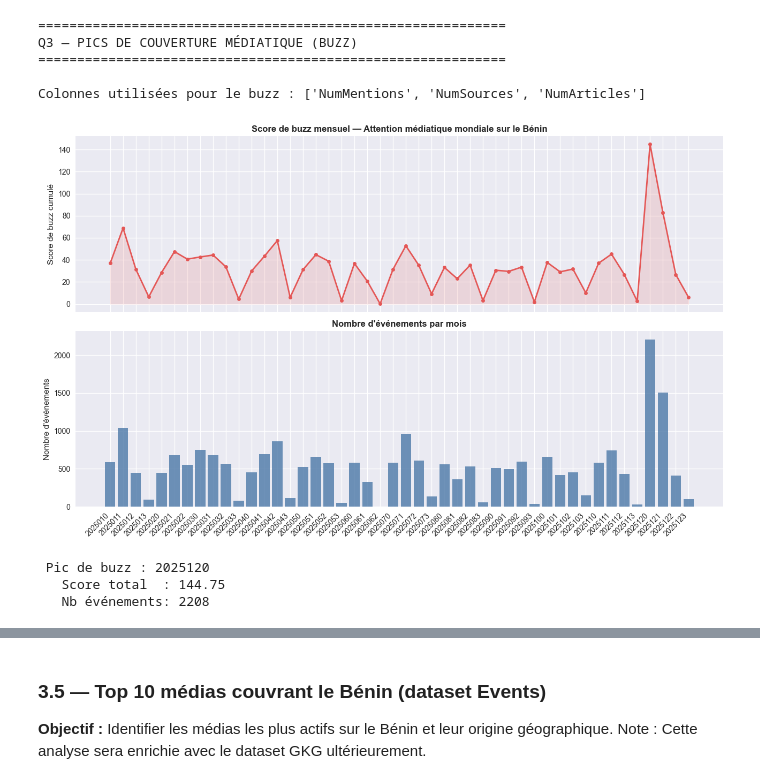
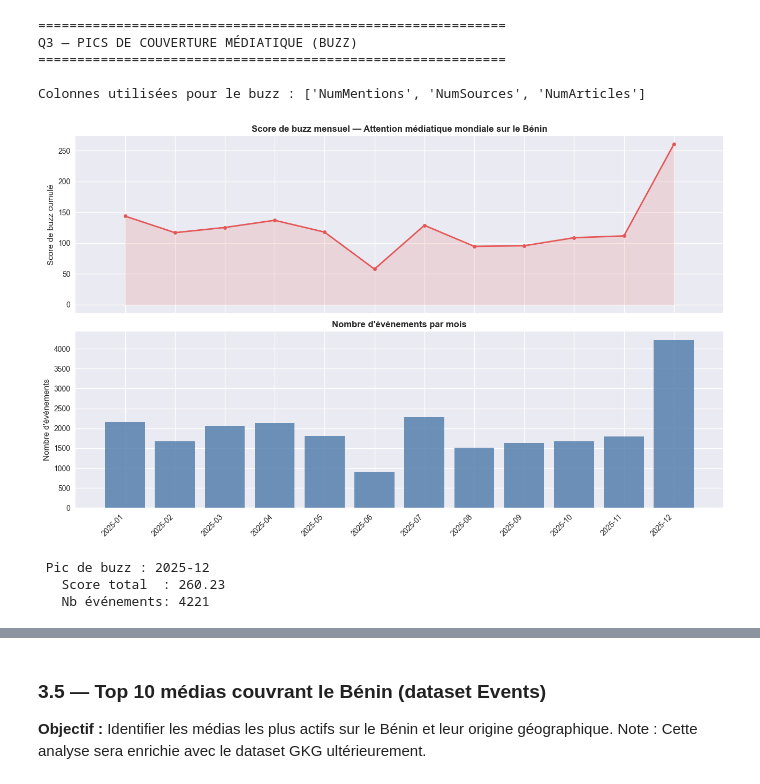
Before and after one commit to Equipe-003/Hackathon_iSHEEROXDatacamp, a Jupyter notebook: notebooks/data_exploration.ipynb, the cells around one changed output, grey strips where cells are left out. Drawn from its saved outputs; the diff is of its cells as text; code cells hidden in the pictures.

Commit message:
correction de la datation pour le buzz

```diff
--- a/notebooks/data_exploration.ipynb
+++ b/notebooks/data_exploration.ipynb
@@ -604,9 +604,44 @@ df_buzz = df[buzz_cols + ['SQLDATE', 'QuadLabel', 'EventRootLabel',
                            'Actor1Name', 'Actor2Name', 'ActionGeo_FullName',
                            'SOURCEURL']].copy()
 df_buzz = df_buzz.dropna(subset=['SQLDATE'])
-df_buzz['EventDate'] = pd.to_datetime(df_buzz['SQLDATE'], format='%Y%m%d')
+
+def normalize_sqldate(value):
+    s = str(value).strip()
+    if not s.isdigit() or len(s) not in {6, 7, 8}:
+        return None
+    if len(s) == 8:
+        return s
+    year, rest = s[:4], s[4:]
+    if len(rest) == 3:
+        cand1 = year + '0' + rest
+        cand2 = year + rest[:2] + '0' + rest[2:]
+        for candidate in (cand1, cand2):
+            try:
+                pd.to_datetime(candidate, format='%Y%m%d')
+                return candidate
+            except ValueError:
+                continue
+        return None
+    if len(rest) == 2:
+        cand = year + '0' + rest[0] + '0' + rest[1]
+        try:
+            pd.to_datetime(cand, format='%Y%m%d')
+            return cand
+        except ValueError:
+            return None
+    return None
+
+df_buzz['SQLDATE'] = df_buzz['SQLDATE'].apply(normalize_sqldate)
+valid_date_mask = df_buzz['SQLDATE'].notna()
+if not valid_date_mask.all():
+    print(f"⚠️ {len(df_buzz) - valid_date_mask.sum()} date(s) malformée(s) ignorée(s)")
+    df_buzz = df_buzz[valid_date_mask].copy()
+
+df_buzz['EventDate'] = pd.to_datetime(df_buzz['SQLDATE'], format='%Y%m%d', errors='coerce')
+df_buzz = df_buzz.dropna(subset=['EventDate'])
 
 scaler = MinMaxScaler()
+
 df_buzz[[c + '_norm' for c in buzz_cols]] = scaler.fit_transform(df_buzz[buzz_cols].fillna(0))
 
 weights = {'NumMentions': 0.4, 'NumSources': 0.4, 'NumArticles': 0.2}
@@ -622,7 +657,7 @@ Q3 — PICS DE COUVERTURE MÉDIATIQUE (BUZZ)
 Colonnes utilisées pour le buzz : ['NumMentions', 'NumSources', 'NumArticles']
 # %%
 # ── Buzz mensuel ────────────────────────────────────────────────────────────
-df_buzz['month'] = df_buzz['SQLDATE'].astype(str).str[:7]  # Format YYYY-MM
+df_buzz['month'] = df_buzz['EventDate'].dt.to_period('M').astype(str)
 
 monthly_buzz = df_buzz.groupby('month').agg(
     buzz_total=('buzz_score', 'sum'),
@@ -634,37 +669,37 @@ monthly_buzz = monthly_buzz.sort_values('month')
 
 fig, axes = plt.subplots(2, 1, figsize=(13, 8), sharex=True)
 
 # Score de buzz
 axes[0].plot(monthly_buzz['month_str'], monthly_buzz['buzz_total'],
              marker='o', linewidth=2, color='#E45756', markersize=5)
 axes[0].fill_between(range(len(monthly_buzz)), monthly_buzz['buzz_total'],
                      alpha=0.15, color='#E45756')
 axes[0].set_title("Score de buzz mensuel — Attention médiatique mondiale sur le Bénin",
                   fontsize=12, fontweight='bold')
 axes[0].set_ylabel("Score de buzz cumulé")
 axes[0].set_xticks(range(len(monthly_buzz)))
 axes[0].set_xticklabels(monthly_buzz['month_str'], rotation=45, ha='right')
 
 # Nombre d'événements
 axes[1].bar(range(len(monthly_buzz)), monthly_buzz['nb_evenements'], color='#4C78A8', alpha=0.8)
 axes[1].set_title("Nombre d'événements par mois", fontsize=12, fontweight='bold')
 axes[1].set_ylabel("Nombre d'événements")
 axes[1].set_xticks(range(len(monthly_buzz)))
 axes[1].set_xticklabels(monthly_buzz['month_str'], rotation=45, ha='right')
 
 plt.tight_layout()
 plt.show()
 
 # Identifier le pic
 peak_month = monthly_buzz.loc[monthly_buzz['buzz_total'].idxmax()]
 print(f"\n Pic de buzz : {peak_month['month_str']}")
 print(f"   Score total  : {peak_month['buzz_total']:.2f}")
 print(f"   Nb événements: {peak_month['nb_evenements']}")
 # %% [output]
-[figure, old version]
+[figure, new version]
- Pic de buzz : 2025120
-   Score total  : 144.75
-   Nb événements: 2208
+ Pic de buzz : 2025-12
+   Score total  : 260.23
+   Nb événements: 4221
 # %%
 # ── Top 15 événements avec le plus fort buzz ────────────────────────────────
 top_buzz_events = (
```
